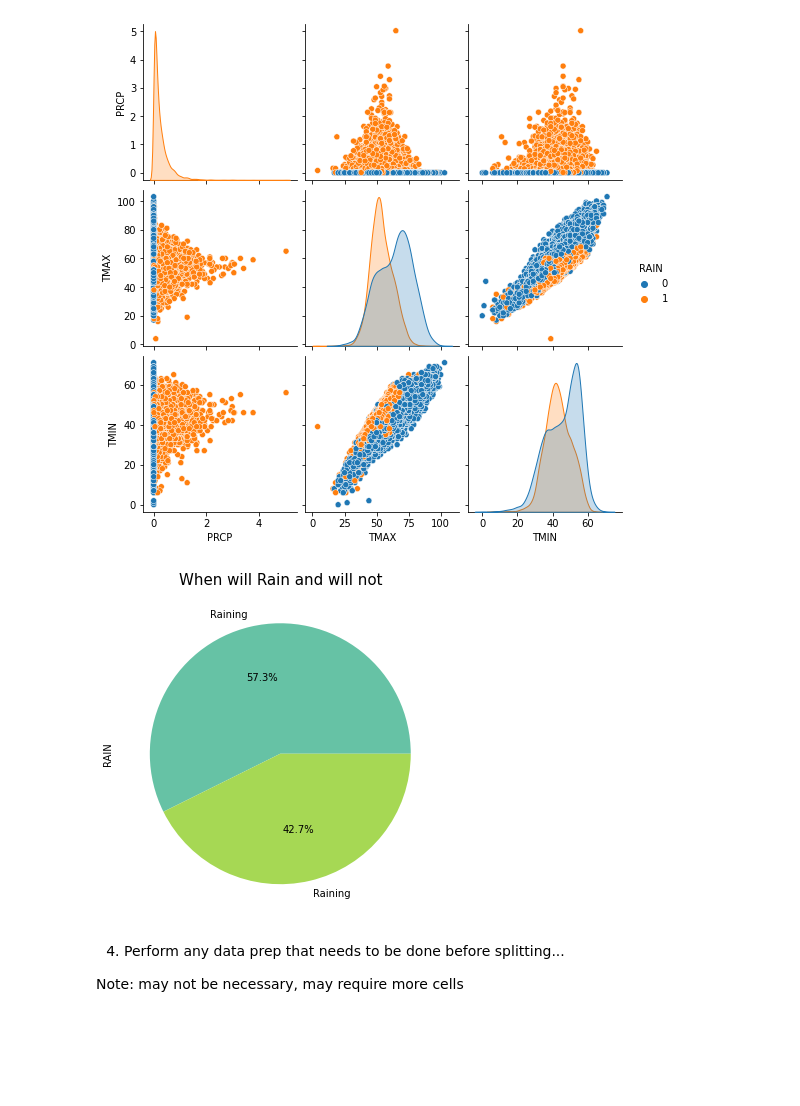
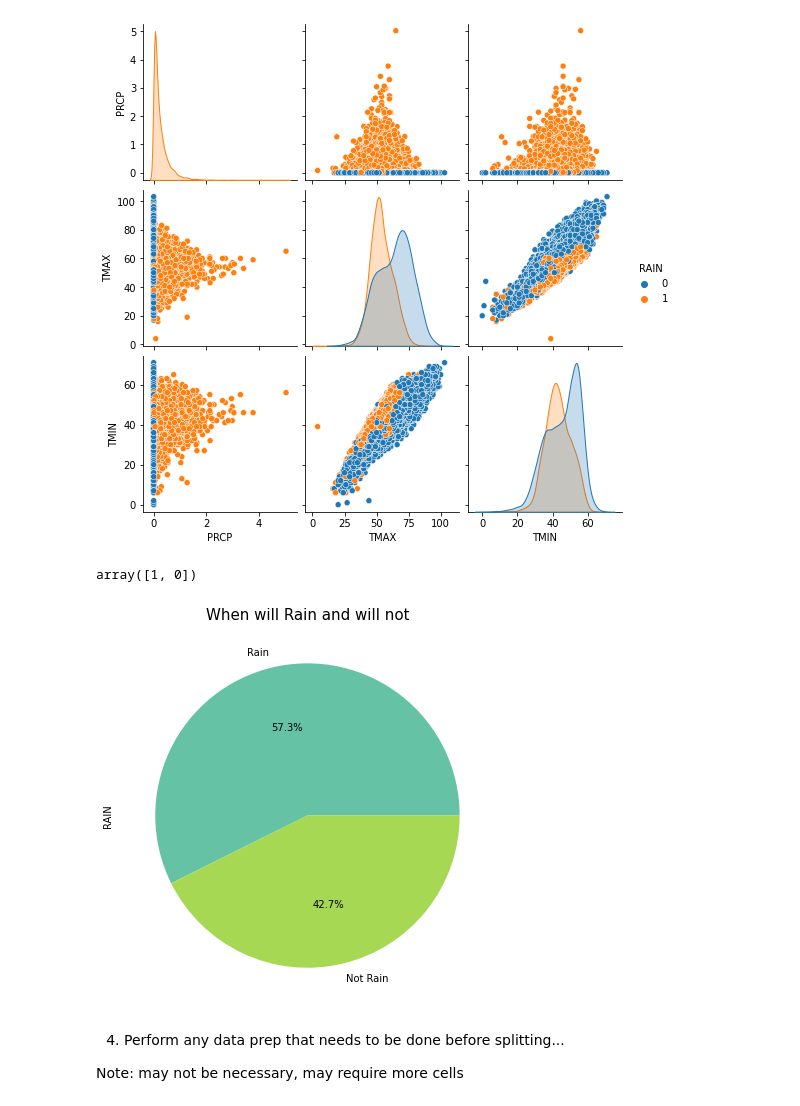
Before and after one commit to ibedoor/machine-learning, a Jupyter notebook: confusion_matrix_assignment.ipynb, the cells around one changed output. Cells and saved outputs as stored; diff of their text form; code cells hidden in the pictures; blank space fills up the shorter version.

```diff
--- a/confusion_matrix_assignment.ipynb
+++ b/confusion_matrix_assignment.ipynb
@@ -135,13 +135,16 @@ sns.pairplot(df, hue='RAIN')
 # %% [output]
 <seaborn.axisgrid.PairGrid at 0x...>
 [figure]
+# %%
+df['RAIN'].unique()
+# %% [output]
+array([1, 0])
 # %%
 r = df.RAIN.value_counts()
-rain_label = df['RAIN'].map({0: 'Not Raining', 1: 'Raining'})
-plt.figure(figsize=(8,6))
-r.plot.pie(autopct='%.1f%%', labels=rain_label, colors = cs).set_title('When will Rain and will not', fontsize=15);
+plt.figure(figsize=(10,7))
+r.plot.pie(autopct='%.1f%%', labels=['Rain', 'Not Rain'], colors = cs).set_title('When will Rain and will not', fontsize=15);
 # %% [output]
-[figure, old version]
+[figure, new version]
 # %% [markdown]
 4. Perform any data prep that needs to be done before splitting...
 
```
Also changed, not shown: parts of 21 cells of this notebook.
